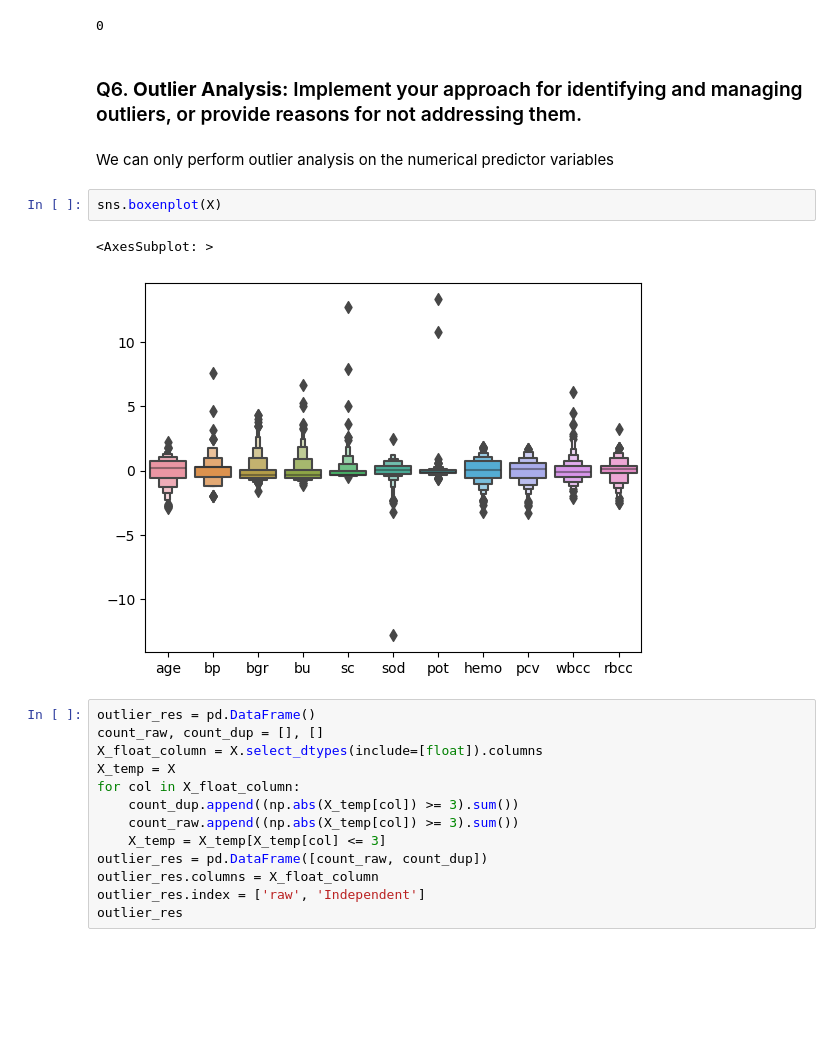
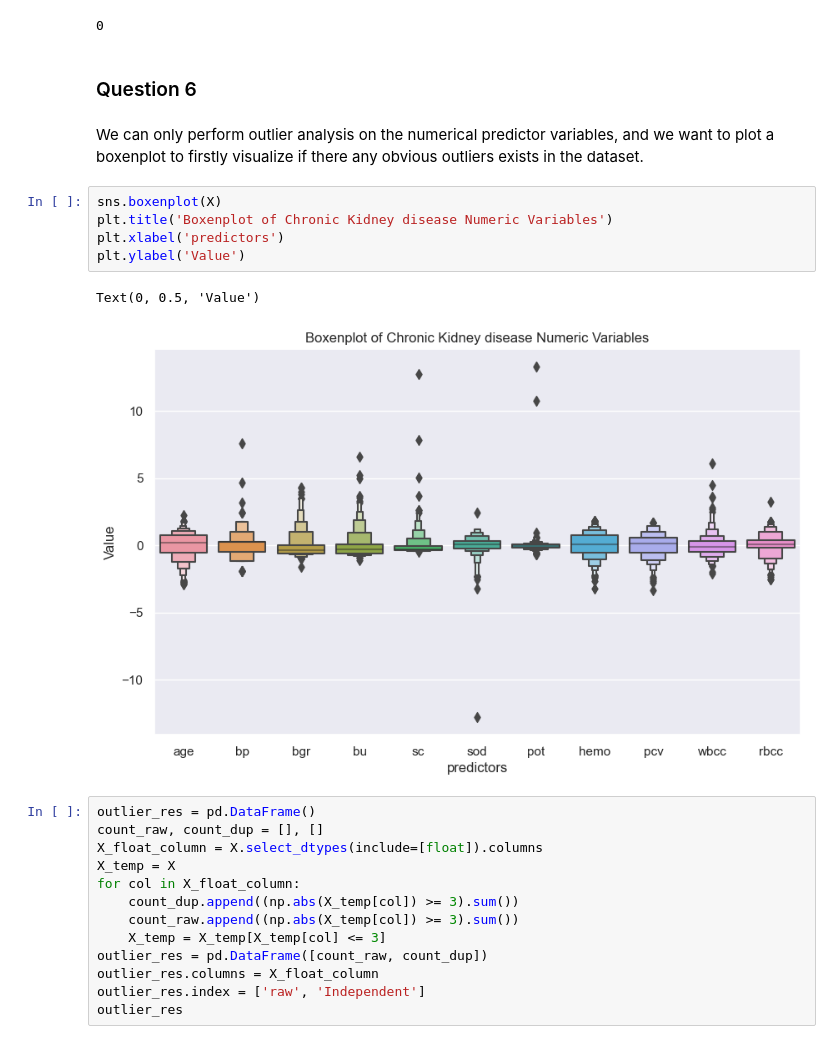
Before and after one commit to Henzhwang/Stats-3DA3, a Jupyter notebook: Assignment 6/assignment6.ipynb, the cells around one changed output. Drawn from its saved outputs; the diff is of its cells as text; blank space fills up the shorter version.

```diff
--- a/Assignment 6/assignment6.ipynb
+++ b/Assignment 6/assignment6.ipynb
@@ -394,15 +315,18 @@ See the caveats in the documentation: https://pandas.pydata.org/pandas-docs/stab
 print(X.isna().sum().sum())
 # %% [output]
 0
-# %% [markdown]
-### Q6. **Outlier Analysis:** Implement your approach for identifying and managing outliers, or provide reasons for not addressing them.
+# %% [markdown]
+### Question 6
 # %% [markdown]
-We can only perform outlier analysis on the numerical predictor variables
+We can only perform outlier analysis on the numerical predictor variables, and we want to plot a boxenplot to firstly visualize if there any obvious outliers exists in the dataset.
-# %%
-sns.boxenplot(X)
-# %% [output]
-<AxesSubplot: >
-[figure, removed]
+# %%
+sns.boxenplot(X)
+plt.title('Boxenplot of Chronic Kidney disease Numeric Variables')
+plt.xlabel('predictors')
+plt.ylabel('Value')
+# %% [output]
+Text(0, 0.5, 'Value')
+[figure, added]
 # %%
 outlier_res = pd.DataFrame()
 count_raw, count_dup = [], []
```
Also changed, not shown: parts of 78 cells of this notebook, 4 other files.
